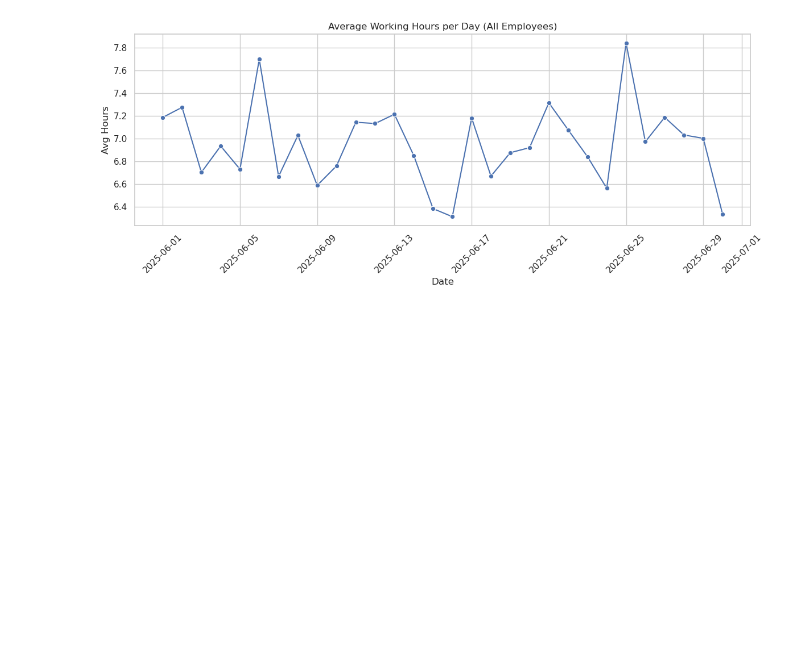
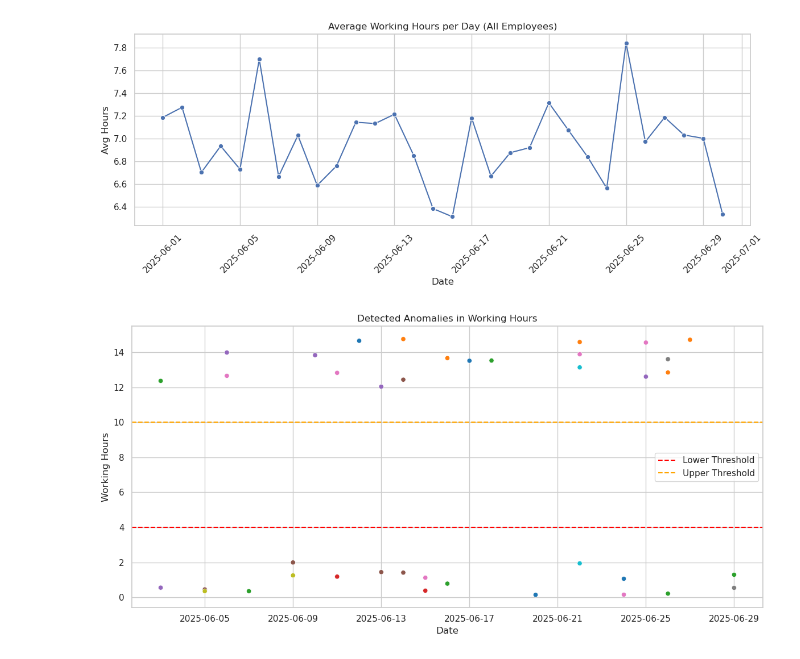
Before and after one commit to Aditiyakesavaraj/AI-ML-Training, a Jupyter notebook: Home Assesment.ipynb, the cells around one changed output. Drawn from its saved outputs; the diff is of its cells as text; code cells hidden in the pictures; blank space fills up the shorter version.

```diff
--- a/Home Assesment.ipynb
+++ b/Home Assesment.ipynb
@@ -104,3 +104,15 @@ plt.tight_layout()
 plt.show()
 # %% [output]
 [figure]
+# %%
+plt.figure(figsize=(12, 6))
+sns.scatterplot(data=anomalies, x="Date", y="WorkingHours", hue="EmployeeID", palette="tab10", legend=False)
+plt.title("Detected Anomalies in Working Hours")
+plt.axhline(y=low_threshold, color='red', linestyle='--', label="Lower Threshold")
+plt.axhline(y=high_threshold, color='orange', linestyle='--', label="Upper Threshold")
+plt.ylabel("Working Hours")
+plt.legend()
+plt.tight_layout()
+plt.show()
+# %% [output]
+[figure, added]
```
Also changed, not shown: parts of 1 cell of this notebook.
